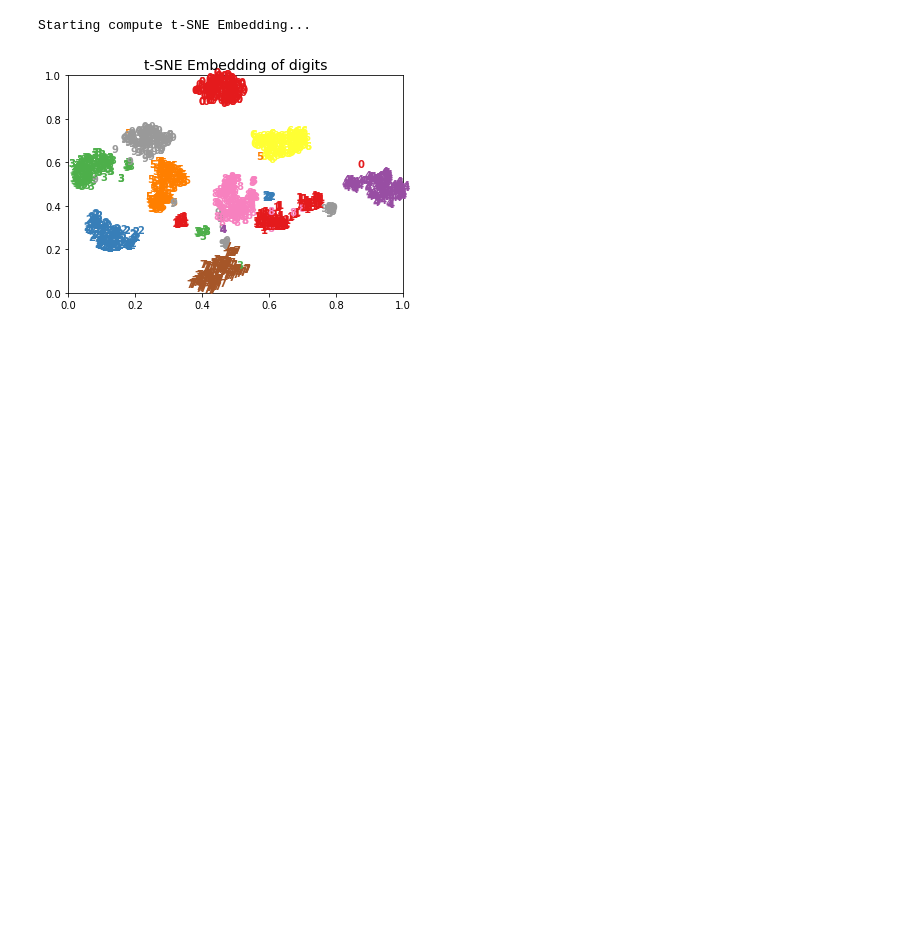
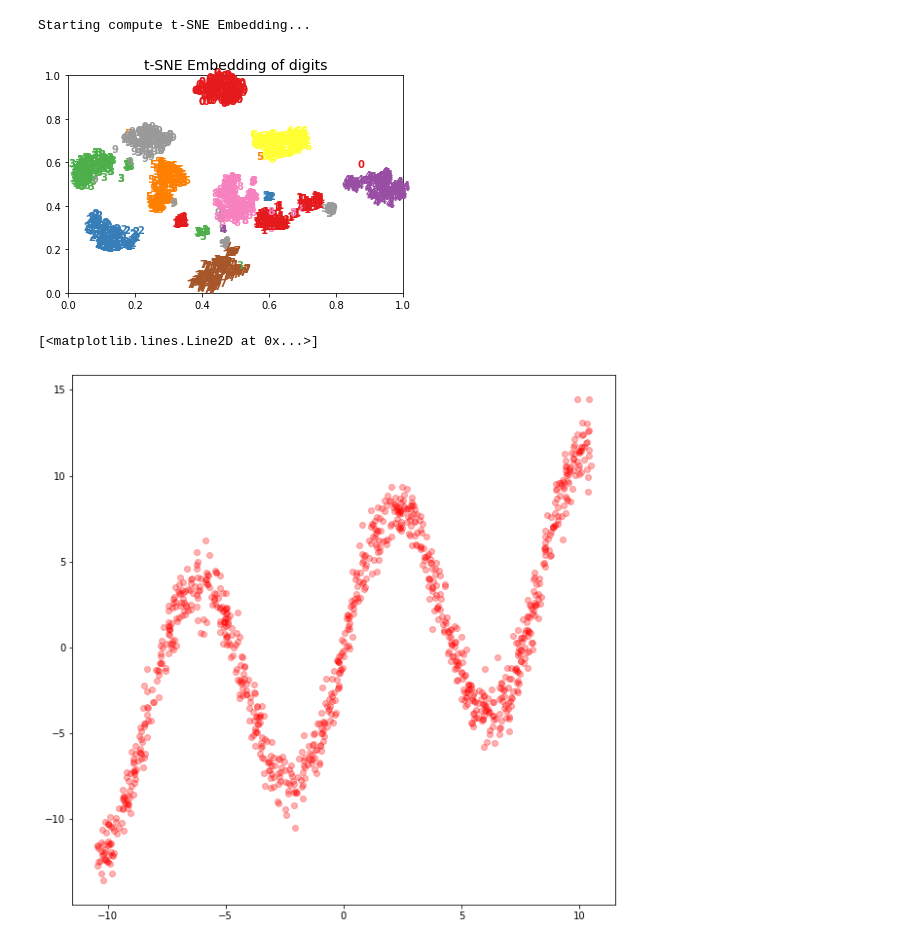
Before and after one commit to 2205610567/tj, a Jupyter notebook: t-SNE.ipynb, the cells around one changed output. Cells and saved outputs as stored; diff of their text form; code cells hidden in the pictures; blank space fills up the shorter version.

```diff
--- a/t-SNE.ipynb
+++ b/t-SNE.ipynb
@@ -128,3 +128,14 @@ main()
 # %% [output]
 Starting compute t-SNE Embedding...
 [figure]
+# %%
+NSAMPLE = 1000
+x_data = np.random.uniform(-10.5, 10.5, size=(1, NSAMPLE)).T
+r_data = np.random.normal(size=(NSAMPLE, 1))
+y_data = np.sin(0.75 * x_data) * 7.0 + x_data * 0.5 + r_data
+
+plt.figure(figsize=(10, 10))
+plt.plot(x_data, y_data, 'ro', alpha=0.3)
+# %% [output]
+[<matplotlib.lines.Line2D at 0x...>]
+[figure, added]
```
Also changed, not shown: parts of 1 cell of this notebook, 1 other file.
